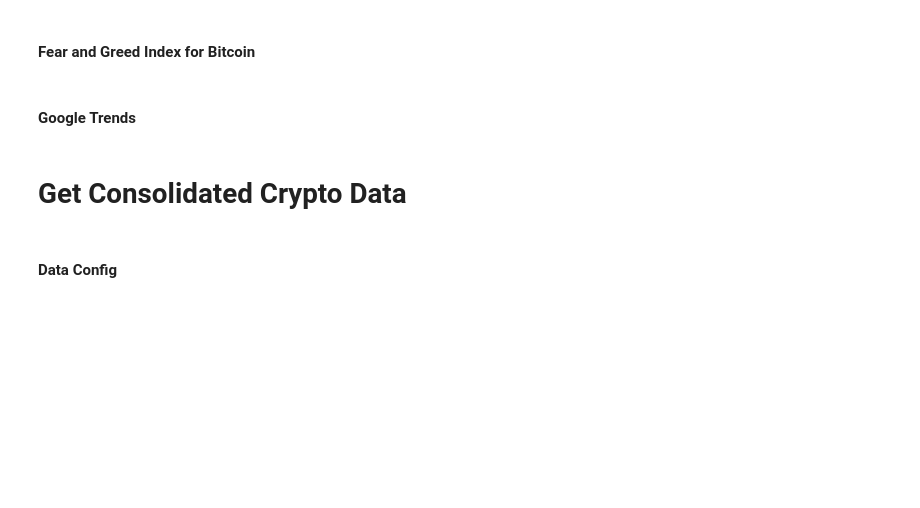
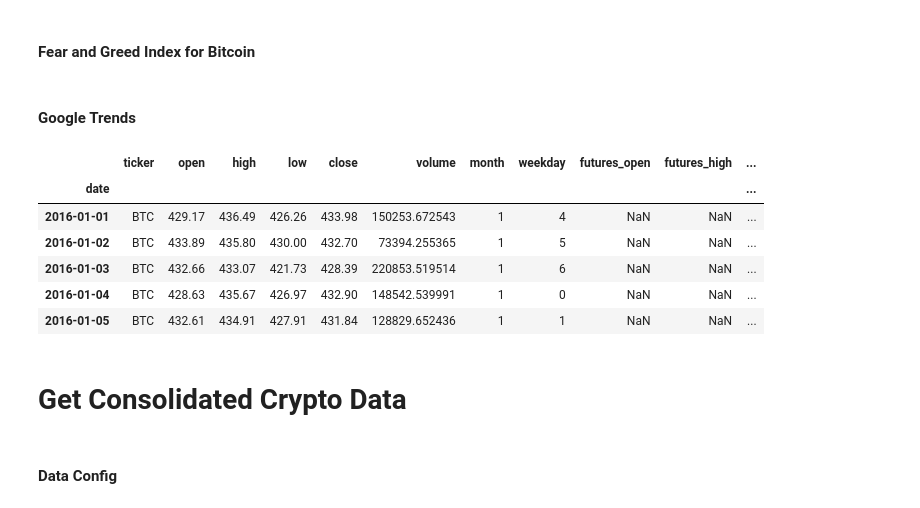
Before and after one commit to kconstable/crypto-ensemble-model-predictions, a Jupyter notebook: btc_get_data.ipynb, the cells around one changed output. Cells and saved outputs as stored; diff of their text form; code cells hidden in the pictures; blank space fills up the shorter version.

```diff
--- a/btc_get_data.ipynb
+++ b/btc_get_data.ipynb
@@ -671,3 +894,23 @@ def get_google_trends(search_terms_list,timeframe ='today 5-y' ):
+# %%
+  # fig.add_trace(go.Scatter(x=df.index,y=df['b-upper'],name='Bollinger-Upper',line_color="#DFEBF9"),row=1,col=1)
+  # fig.add_trace(go.Scatter(x=df.index,y=df['b-lower'],name='Bollinger-Lower',line_color='#DFEBF9',fill='tonexty'),row=1,col=1)
+  # fig.add_trace(go.Scatter(x=df.index,y=df.close,name='Closing Price',line_color='#a8b8d0'),row=1,col=1)
+
+
+df = pd.read_pickle(f'{path}{ticker}_market_data.pickle')
+df.head()
+
+
+calc_bollinger(df,'idx_fear_greed')
+df.head()
+# %% [output]
+|  | ticker | open | high | low | close | volume | month | weekday | futures_open | futures_high | ... |
+| date |  |  |  |  |  |  |  |  |  |  | ... |
+| 2016-01-01 | BTC | 429.17 | 436.49 | 426.26 | 433.98 | 150253.672543 | 1 | 4 | NaN | NaN | ... |
+| 2016-01-02 | BTC | 433.89 | 435.80 | 430.00 | 432.70 | 73394.255365 | 1 | 5 | NaN | NaN | ... |
+| 2016-01-03 | BTC | 432.66 | 433.07 | 421.73 | 428.39 | 220853.519514 | 1 | 6 | NaN | NaN | ... |
+| 2016-01-04 | BTC | 428.63 | 435.67 | 426.97 | 432.90 | 148542.539991 | 1 | 0 | NaN | NaN | ... |
+| 2016-01-05 | BTC | 432.61 | 434.91 | 427.91 | 431.84 | 128829.652436 | 1 | 1 | NaN | NaN | ... |
 # %% [markdown]
 # Get Consolidated Crypto Data
 # %% [markdown]
```
Also changed, not shown: parts of 19 cells of this notebook.
